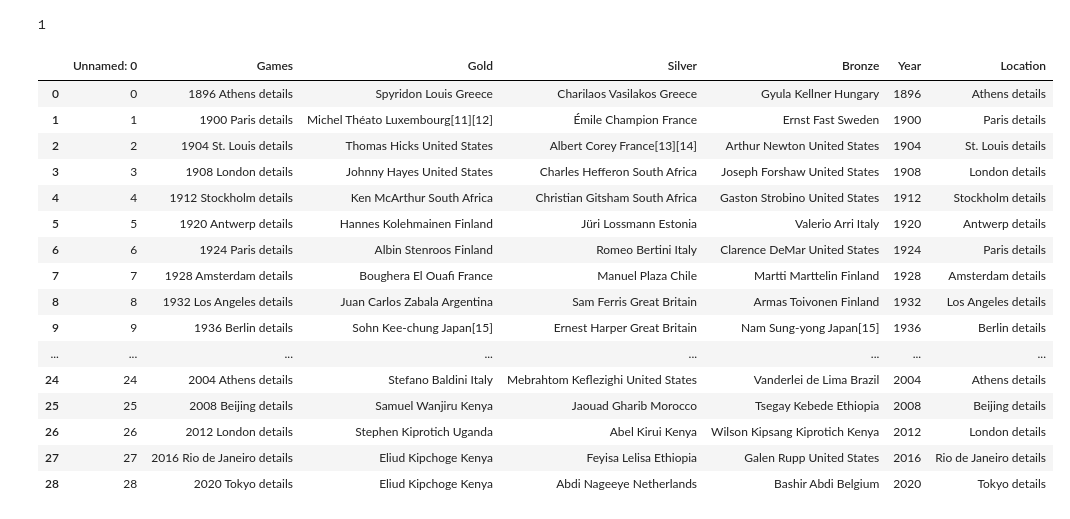
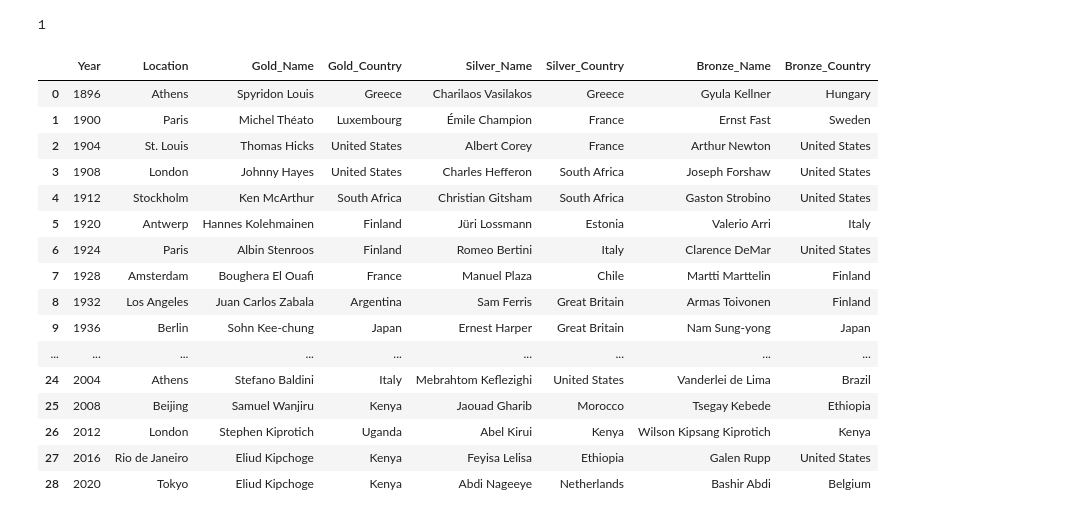
Before and after one commit to alisonands/berlin_marathon, a Jupyter notebook: scraping/BeautifulSoup/5_wikipedia_scrape/5_wikipedia_scrape.ipynb, the cells around one changed output. Cells and saved outputs as stored; diff of their text form; code cells hidden in the pictures.

```diff
--- a/scraping/BeautifulSoup/5_wikipedia_scrape/5_wikipedia_scrape.ipynb
+++ b/scraping/BeautifulSoup/5_wikipedia_scrape/5_wikipedia_scrape.ipynb
@@ -57,27 +59,28 @@ df.to_csv('wiki.csv')
 # %% [output]
 1
 # %%
-df = pd.read_csv('wiki.csv')
-df[['Year', 'Location']] = df['Games'].str.split(n=1, expand=True)
+df = pd.read_csv('Olympic_Games.csv').drop(columns={'Unnamed: 0'})
+# df[['Year', 'Location']] = df['Games'].str.split(n=1, expand=True)
 df.dropna(how='any', axis = 0)
+# df.columns
 # %% [output]
-|  | Unnamed: 0 | Games | Gold | Silver | Bronze | Year | Location |
-| 0 | 0 | 1896 Athens details | Spyridon Louis Greece | Charilaos Vasilakos Greece | Gyula Kellner Hungary | 1896 | Athens details |
-| 1 | 1 | 1900 Paris details | Michel Théato Luxembourg[11][12] | Émile Champion France | Ernst Fast Sweden | 1900 | Paris details |
-| 2 | 2 | 1904 St. Louis details | Thomas Hicks United States | Albert Corey France[13][14] | Arthur Newton United States | 1904 | St. Louis details |
-| 3 | 3 | 1908 London details | Johnny Hayes United States | Charles Hefferon South Africa | Joseph Forshaw United States | 1908 | London details |
-| 4 | 4 | 1912 Stockholm details | Ken McArthur South Africa | Christian Gitsham South Africa | Gaston Strobino United States | 1912 | Stockholm details |
-| 5 | 5 | 1920 Antwerp details | Hannes Kolehmainen Finland | Jüri Lossmann Estonia | Valerio Arri Italy | 1920 | Antwerp details |
-| 6 | 6 | 1924 Paris details | Albin Stenroos Finland | Romeo Bertini Italy | Clarence DeMar United States | 1924 | Paris details |
-| 7 | 7 | 1928 Amsterdam details | Boughera El Ouafi France | Manuel Plaza Chile | Martti Marttelin Finland | 1928 | Amsterdam details |
-| 8 | 8 | 1932 Los Angeles details | Juan Carlos Zabala Argentina | Sam Ferris Great Britain | Armas Toivonen Finland | 1932 | Los Angeles details |
-| 9 | 9 | 1936 Berlin details | Sohn Kee-chung Japan[15] | Ernest Harper Great Britain | Nam Sung-yong Japan[15] | 1936 | Berlin details |
-| ... | ... | ... | ... | ... | ... | ... | ... |
-| 24 | 24 | 2004 Athens details | Stefano Baldini Italy | Mebrahtom Keflezighi United States | Vanderlei de Lima Brazil | 2004 | Athens details |
-| 25 | 25 | 2008 Beijing details | Samuel Wanjiru Kenya | Jaouad Gharib Morocco | Tsegay Kebede Ethiopia | 2008 | Beijing details |
-| 26 | 26 | 2012 London details | Stephen Kiprotich Uganda | Abel Kirui Kenya | Wilson Kipsang Kiprotich Kenya | 2012 | London details |
-| 27 | 27 | 2016 Rio de Janeiro details | Eliud Kipchoge Kenya | Feyisa Lelisa Ethiopia | Galen Rupp United States | 2016 | Rio de Janeiro details |
-| 28 | 28 | 2020 Tokyo details | Eliud Kipchoge Kenya | Abdi Nageeye Netherlands | Bashir Abdi Belgium | 2020 | Tokyo details |
+|  | Year | Location | Gold_Name | Gold_Country | Silver_Name | Silver_Country | Bronze_Name | Bronze_Country |
+| 0 | 1896 | Athens | Spyridon Louis | Greece | Charilaos Vasilakos | Greece | Gyula Kellner | Hungary |
+| 1 | 1900 | Paris | Michel Théato | Luxembourg | Émile Champion | France | Ernst Fast | Sweden |
+| 2 | 1904 | St. Louis | Thomas Hicks | United States | Albert Corey | France | Arthur Newton | United States |
+| 3 | 1908 | London | Johnny Hayes | United States | Charles Hefferon | South Africa | Joseph Forshaw | United States |
+| 4 | 1912 | Stockholm | Ken McArthur | South Africa | Christian Gitsham | South Africa | Gaston Strobino | United States |
+| 5 | 1920 | Antwerp | Hannes Kolehmainen | Finland | Jüri Lossmann | Estonia | Valerio Arri | Italy |
+| 6 | 1924 | Paris | Albin Stenroos | Finland | Romeo Bertini | Italy | Clarence DeMar | United States |
+| 7 | 1928 | Amsterdam | Boughera El Ouafi | France | Manuel Plaza | Chile | Martti Marttelin | Finland |
+| 8 | 1932 | Los Angeles | Juan Carlos Zabala | Argentina | Sam Ferris | Great Britain | Armas Toivonen | Finland |
+| 9 | 1936 | Berlin | Sohn Kee-chung | Japan | Ernest Harper | Great Britain | Nam Sung-yong | Japan |
+| ... | ... | ... | ... | ... | ... | ... | ... | ... |
+| 24 | 2004 | Athens | Stefano Baldini | Italy | Mebrahtom Keflezighi | United States | Vanderlei de Lima | Brazil |
+| 25 | 2008 | Beijing | Samuel Wanjiru | Kenya | Jaouad Gharib | Morocco | Tsegay Kebede | Ethiopia |
+| 26 | 2012 | London | Stephen Kiprotich | Uganda | Abel Kirui | Kenya | Wilson Kipsang Kiprotich | Kenya |
+| 27 | 2016 | Rio de Janeiro | Eliud Kipchoge | Kenya | Feyisa Lelisa | Ethiopia | Galen Rupp | United States |
+| 28 | 2020 | Tokyo | Eliud Kipchoge | Kenya | Abdi Nageeye | Netherlands | Bashir Abdi | Belgium |
 # %%
 df[['Gold_Name', 'Gold_Country']] = df['Gold'].str.rsplit(' ', expand=True, n=1)
 df[['Silver_Name', 'Silver_Country']] = df['Silver'].str.rsplit(' ', expand=True, n=1)
```
Also changed, not shown: parts of 4 cells of this notebook.
